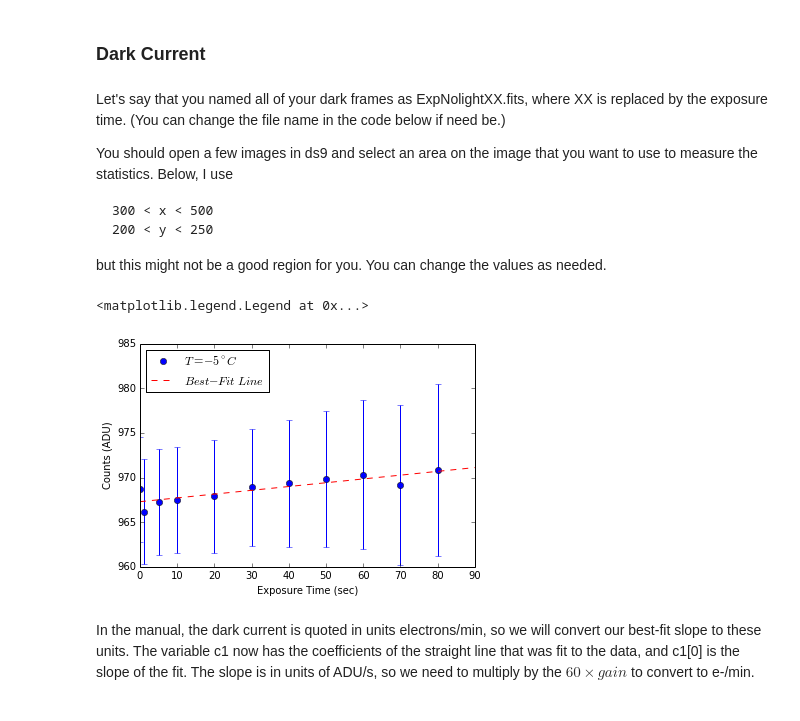
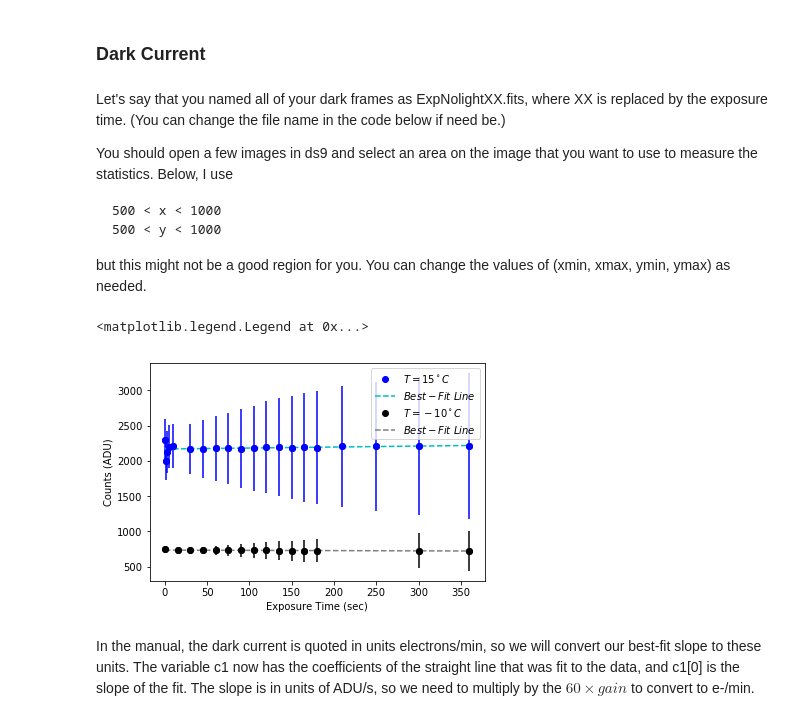
Before and after one commit to rfinn/obsastro, a Jupyter notebook: CCD/ccd-lab.ipynb, the cells around one changed output. Cells and saved outputs as stored; diff of their text form; code cells hidden in the pictures.

```diff
--- a/CCD/ccd-lab.ipynb
+++ b/CCD/ccd-lab.ipynb
@@ -138,43 +183,93 @@ Let's say that you named all of your dark frames as ExpNolightXX.fits, where XX
 
 You should open a few images in ds9 and select an area on the image that you want to use to measure the statistics.  Below, I use
 
-    300 < x < 500
-    200 < y < 250
+    500 < x < 1000
+    500 < y < 1000
 
-but this might not be a good region for you.  You can change the values as needed.
+but this might not be a good region for you.  You can change the values of (xmin, xmax, ymin, ymax) as needed.
 # %%
+darkpath = '/Users/rfinn/Dropbox/Siena/phys380/Fall2017/ccd-data/ccd-lab/dark-current/large-ccd/warm/'
+
+
 # get input files
-infiles=glob.glob('ExpNolightCold*.fits')
+infiles=glob.glob(darkpath+'darkwarm*.fits')
+#print infiles
 # initialize arrays to store the mean, variance and standard deviation of each image
 im_mean=np.zeros(len(infiles),'f')
 im_var=np.zeros(len(infiles),'f')
 im_std=np.zeros(len(infiles),'f')
 im_expt=np.zeros(len(infiles),'f')
 i=0
+# define the image region to use
+# you may want to look at a few dark frames in ds9 and adjust these values
+xmin = 500
+xmax = 1000
+ymin = 500
+ymax = 1000
 for ifile in infiles:
     #print ifile
     dat=fits.getdata(ifile)
     hdr=fits.getheader(ifile)
     im_expt[i]=hdr['EXPTIME']
-    im_mean[i]=np.mean(dat[300:500,200:250])
-    im_var[i] = np.var(dat[300:500,200:250])
-    im_std[i] = np.std(dat[300:500,200:250])
+    im_mean[i]=np.median(dat[xmin:xmax,ymin:ymax])
+    im_var[i] = np.var(dat[xmin:xmax,ymin:ymax])
+    im_std[i] = np.std(dat[xmin:xmax,ymin:ymax])
     i += 1
 
 plt.figure()
-plt.plot(im_expt,im_mean,'bo',label='$T = -5^\circ C$')
-plt.errorbar(im_expt,im_mean,im_std,fmt=None)
+plt.plot(im_expt,im_mean,'bo',label='$T = 15^\circ C$')
+plt.errorbar(im_expt,im_mean,im_std,fmt='bo')
 plt.xlabel('Exposure Time (sec)')
 plt.ylabel('Counts (ADU)')
 # fit a line to the data!
 c1=np.polyfit(im_expt,im_mean,1) # this is the same function that we use in matlab
-time=np.linspace(0,90,100)
+time=np.linspace(min(im_expt),max(im_expt),100)
 yfit=np.polyval(c1,time)
-plt.plot(time,yfit,'r--',label='$Best-Fit \ Line$')
-plt.legend(numpoints=1,loc='upper left')
+
+plt.plot(time,yfit,'c--',label='$Best-Fit \ Line$')
+
+# repeat for cold frames
+darkpath = '/Users/rfinn/Dropbox/Siena/phys380/Fall2017/ccd-data/ccd-lab/dark-current/large-ccd/cold/'
+
+# get input files
+infiles=glob.glob(darkpath+'darkcold*.fits')
+#print infiles
+# initialize arrays to store the mean, variance and standard deviation of each image
+im_mean=np.zeros(len(infiles),'f')
+im_var=np.zeros(len(infiles),'f')
+im_std=np.zeros(len(infiles),'f')
+im_expt=np.zeros(len(infiles),'f')
+i=0
+# define the image region to use
+# you may want to look at a few dark frames in ds9 and adjust these values
+xmin = 500
+xmax = 1000
+ymin = 500
+ymax = 1000
+for ifile in infiles:
+    #print ifile
+    dat=fits.getdata(ifile)
+    hdr=fits.getheader(ifile)
+    im_expt[i]=hdr['EXPTIME']
+    im_mean[i]=np.median(dat[xmin:xmax,ymin:ymax])
+    im_var[i] = np.var(dat[xmin:xmax,ymin:ymax])
+    im_std[i] = np.std(dat[xmin:xmax,ymin:ymax])
+    i += 1
+
+
+plt.plot(im_expt,im_mean,'ko',label='$T = -10^\circ C$')
+plt.errorbar(im_expt,im_mean,im_std,fmt='ko')
+
+c2=np.polyfit(im_expt,im_mean,1) # this is the same function that we use in matlab
+time=np.linspace(min(im_expt),max(im_expt),100)
+yfit=np.polyval(c2,time)
+plt.plot(time,yfit,'k--',color='0.5',label='$Best-Fit \ Line$')
+
+
+plt.legend(numpoints=1,loc='upper right')
 # %% [output]
 <matplotlib.legend.Legend at 0x...>
-[figure, old version]
+[figure, new version]
 # %% [markdown]
 In the manual, the dark current is quoted in units electrons/min, so we will convert our best-fit slope to these units.  The variable c1 now has the coefficients of the straight line that was fit to the data, and c1[0] is the slope of the fit.  The slope is in units of ADU/s, so we need to multiply by the $60 \times gain$ to convert to e-/min.
 # %%
```
Also changed, not shown: parts of 25 cells of this notebook.
